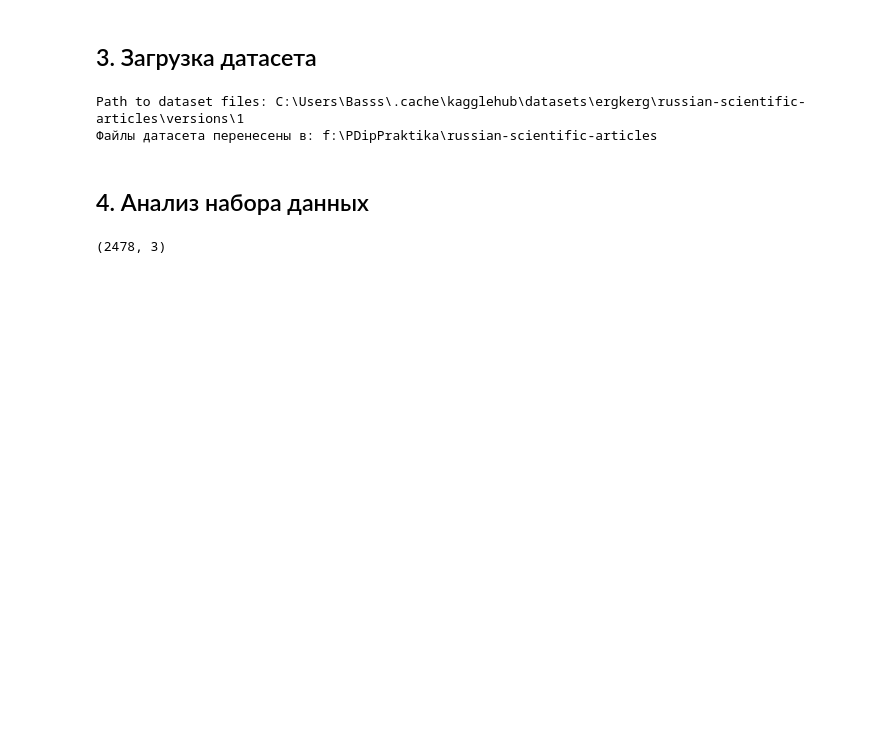
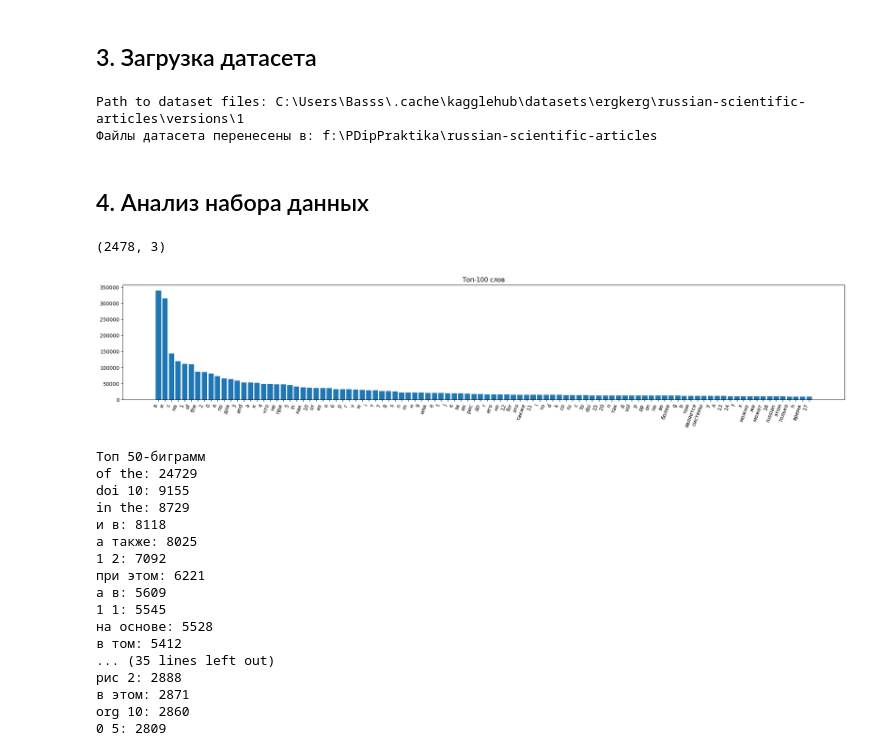
Before and after one commit to MillyQQQ/PDipPraktika, a Jupyter notebook: nlp_ml_similarity.ipynb, the cells around one changed output. Drawn from its saved outputs; the diff is of its cells as text; code cells hidden in the pictures; blank space fills up the shorter version.

Commit message:
Анализ используемых слов, биграмм

```diff
--- a/nlp_ml_similarity.ipynb
+++ b/nlp_ml_similarity.ipynb
@@ -69,3 +54,55 @@ df = pd.DataFrame(rows)
 print(df.shape)
 # %% [output]
 (2478, 3)
+# %%
+# Извлечение слов из всех статей
+
+def raw_tokens(text):
+    return re.findall(r"\w+", str(text).lower())
+
+tokens = []
+for article in df["text"].dropna():
+    tokens.extend(raw_tokens(article))
+
+# Гистограмма для топ-100 слов
+
+top_n = 100
+freq = Counter(tokens).most_common(top_n)
+words, counts = zip(*freq)
+
+plt.figure(figsize=(25,4))
+plt.bar(words, counts)
+plt.xticks(rotation=70, ha="right")
+plt.title("Топ-100 слов")
+plt.show()
+
+# Топ пар из 2 слов
+
+def bigrams(seq):
+    a, b = tee(seq)
+    next(b, None)
+    return zip(a, b)
+
+bigram_freq = Counter(bigrams(tokens)).most_common(50)
+print("Топ 50-биграмм")
+for (w1, w2), c in bigram_freq:
+    print(f"{w1} {w2}: {c}")
+# %% [output]
+[figure, added]
+Топ 50-биграмм
+of the: 24729
+doi 10: 9155
+in the: 8729
+и в: 8118
+а также: 8025
+1 2: 7092
+при этом: 6221
+а в: 5609
+1 1: 5545
+на основе: 5528
+в том: 5412
+... (35 lines left out)
+рис 2: 2888
+в этом: 2871
+org 10: 2860
+0 5: 2809
```
Also changed, not shown: parts of 2 cells of this notebook.
